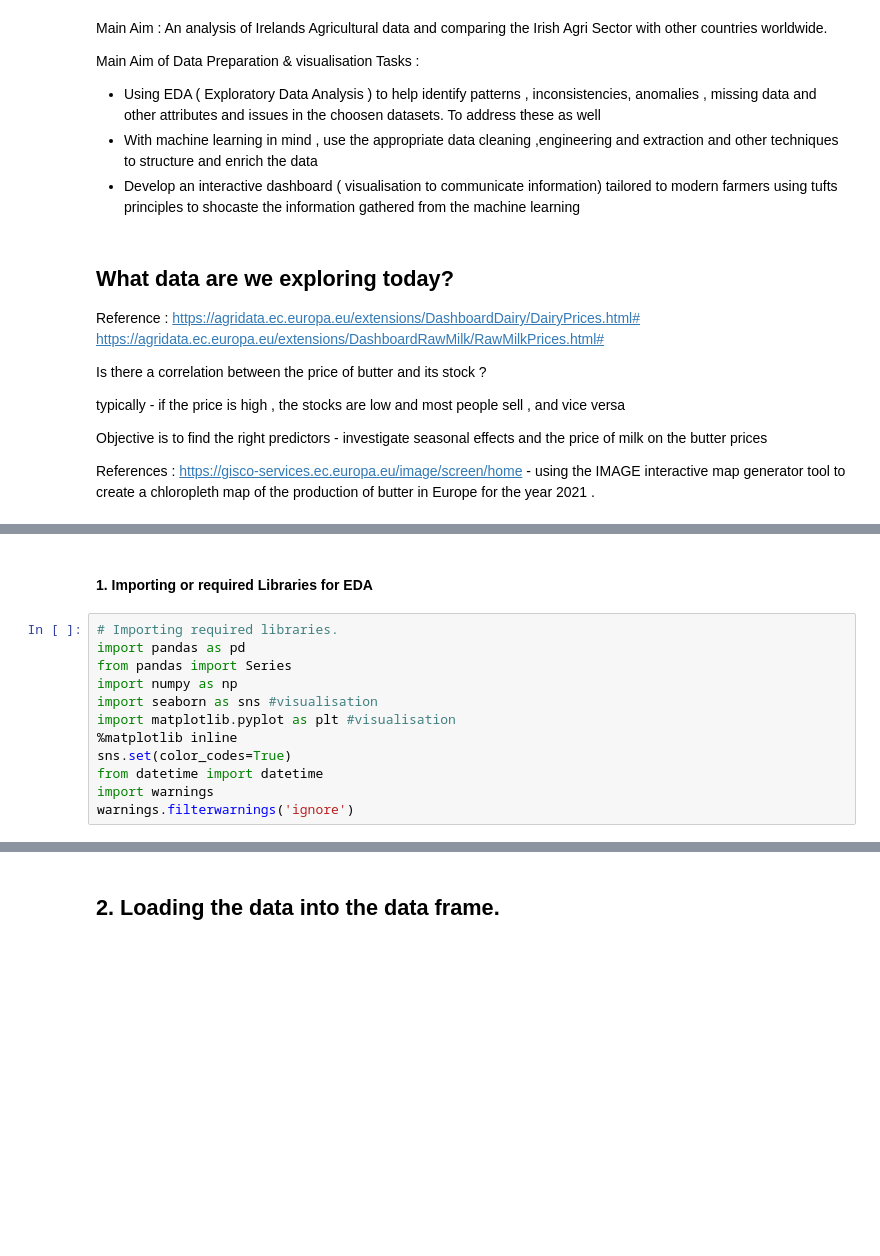
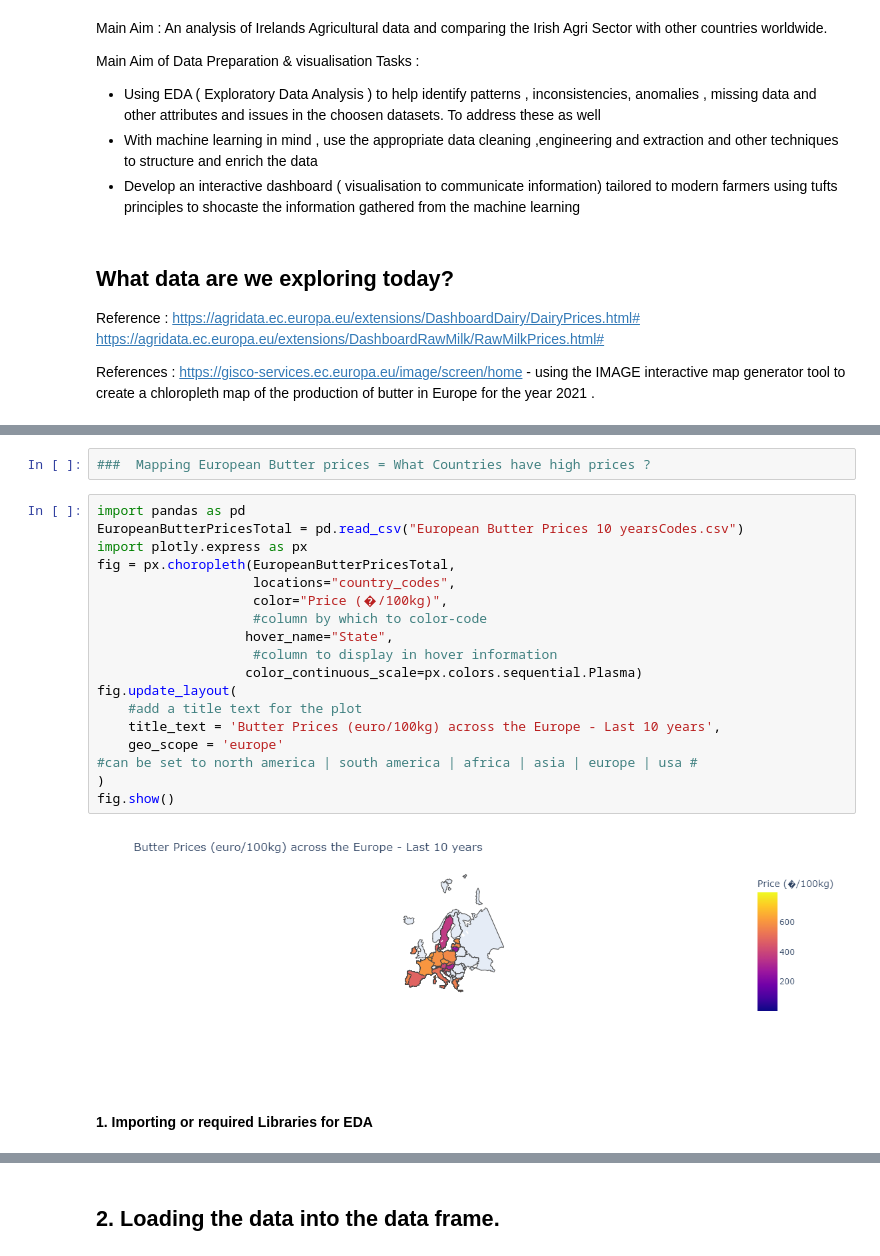
Before and after one commit to MichelleMoran431/CIT-2nd-assignment, a Jupyter notebook: Data Preparation & Visualisation.ipynb, the cells around one changed output, grey strips where cells are left out. Saved outputs shown, nothing was run; the diff lists cells and outputs as text; blank space fills up the shorter version.

Commit message:
created new notebook for data prep and visualisation

```diff
--- a/Data Preparation & Visualisation.ipynb
+++ b/Data Preparation & Visualisation.ipynb
@@ -14,27 +14,30 @@ Main Aim of Data Preparation & visualisation Tasks :
 Reference : https://agridata.ec.europa.eu/extensions/DashboardDairy/DairyPrices.html#
 https://agridata.ec.europa.eu/extensions/DashboardRawMilk/RawMilkPrices.html#
 
-
-Is there a correlation between the price of butter and its stock  ?
-
-typically - if the price is high , the stocks are low and most people sell , and vice versa
-
-Objective is to find the right predictors - investigate seasonal effects  and the price of milk on the butter prices
-
 References : https://gisco-services.ec.europa.eu/image/screen/home  - using the IMAGE interactive map generator tool to create a chloropleth map of the production of butter in Europe for the year 2021 .
 # %% [markdown]
 <img src="![map-1671623837331.png](attachment:0a5d012d-dc21-4d33-87d4-d6e284b0d7ac.png)
+# %%
+###  Mapping European Butter prices = What Countries have high prices ?
+# %%
+import pandas as pd
+EuropeanButterPricesTotal = pd.read_csv("European Butter Prices 10 yearsCodes.csv")
+import plotly.express as px
+fig = px.choropleth(EuropeanButterPricesTotal,
+                    locations="country_codes",
+                    color="Price (�/100kg)",
+                    #column by which to color-code
+                   hover_name="State",
+                    #column to display in hover information
+                   color_continuous_scale=px.colors.sequential.Plasma)
+fig.update_layout(
+    #add a title text for the plot
+    title_text = 'Butter Prices (euro/100kg) across the Europe - Last 10 years',
+    geo_scope = 'europe'
+#can be set to north america | south america | africa | asia | europe | usa #
+)
+fig.show()
+# %% [output]
+[figure, added]
 # %% [markdown]
 #### **1. Importing or required Libraries for EDA**
-# %%
-# Importing required libraries.
-import pandas as pd
-from pandas import Series
-import numpy as np
-import seaborn as sns #visualisation
-import matplotlib.pyplot as plt #visualisation
-%matplotlib inline
-sns.set(color_codes=True)
-from datetime import datetime
-import warnings
-warnings.filterwarnings('ignore')
```
Also changed, not shown: parts of 76 cells of this notebook, 7 other files.
